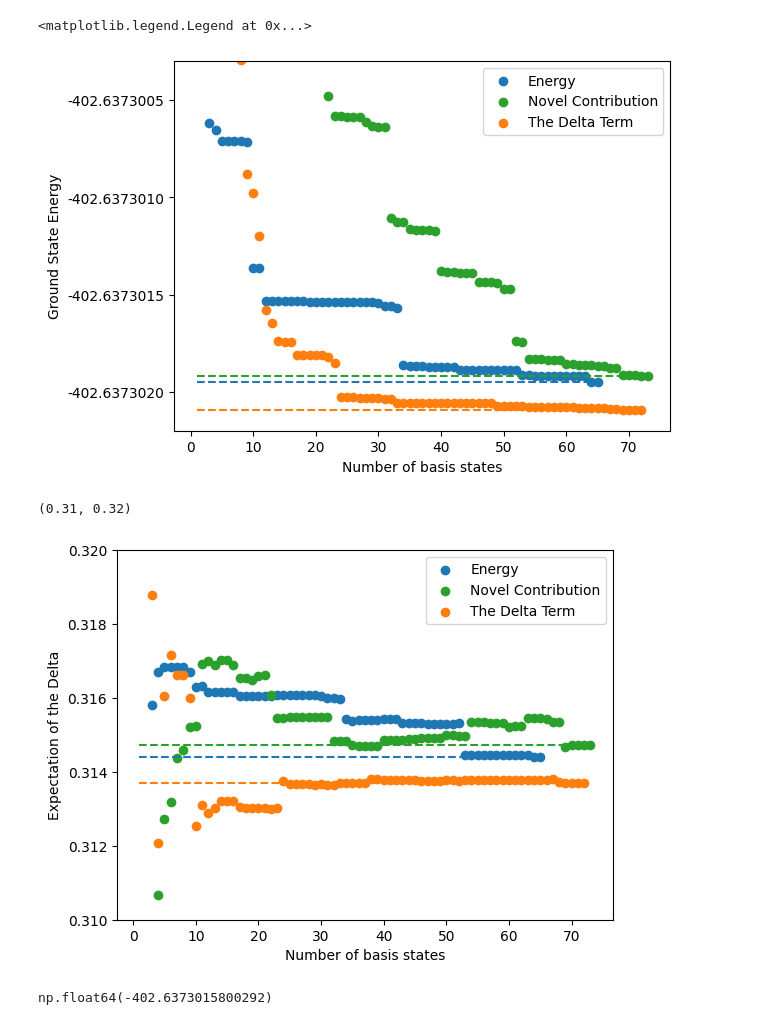
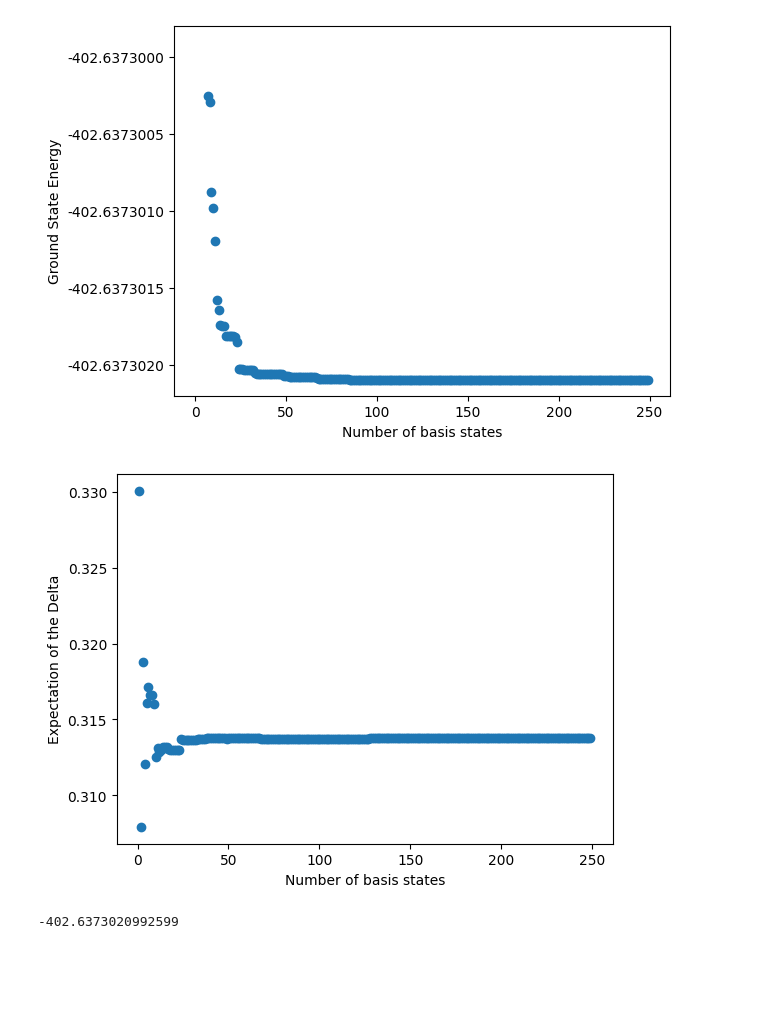
Before and after one commit to Myles244/3-particle-quantum-systems, a Jupyter notebook: graphs.ipynb, the cells around one changed output. Saved outputs shown, nothing was run; the diff lists cells and outputs as text; code cells hidden in the pictures; blank space fills up the shorter version.

```diff
--- a/graphs.ipynb
+++ b/graphs.ipynb
@@ -5,54 +5,39 @@ import matplotlib.pyplot as plt
 #produce graph of convergence for each of the sets of paramiters
 
 #load in data
-N, E, D =np.array(np.load('data/convergence.npy',allow_pickle=True),dtype=float).transpose()
-altN, altE, altD =np.array(np.load('data/altconvergence.npy',allow_pickle=True),dtype=float).transpose()
-altaltN, altaltE, altaltD =np.array(np.load('data/altaltconvergence.npy',allow_pickle=True),dtype=float).transpose()
+N, E, D =np.real(np.array(np.load('data/bestconvergence.npy',allow_pickle=True),dtype=complex)).transpose()
 
 #graph of energy convergence
 plt.scatter(N,E,color='C0',label='Energy')
-plt.scatter(altN,altE,color='C2',label='Novel Contribution')
-plt.scatter(altaltN,altaltE,color='C1',label='The Delta Term')
 
-plt.plot([N[0],N[-1]],[E[-1],E[-1]],linestyle='--',color='C0')
-plt.plot([altN[0],altN[-1]],[altE[-1],altE[-1]],linestyle='--',color='C2')
-plt.plot([altaltN[0],altaltN[-1]],[altaltE[-1],altaltE[-1]],linestyle='--',color='C1')
+#plt.plot([N[0],N[-1]],[E[-1],E[-1]],linestyle='--',color='C0')
 
 plt.ylabel('Ground State Energy')
 plt.xlabel('Number of basis states')
 
-plt.ylim([-402.6373022,-402.6373003])
-yticks=np.round([-402.6373020,-402.6373015,-402.6373010,-402.6373005],decimals=7)
+plt.ylim([-402.6373022,-402.6372998])
+yticks=np.round([-402.6373020,-402.6373015,-402.6373010,-402.6373005,-402.6373000],decimals=7)
 ylabel=[]
 for ytick in yticks:
     ylabel.append(np.format_float_positional(ytick,precision=7,unique=False))
 np.set_printoptions(precision=3)
 plt.yticks(yticks,ylabel)
 
-plt.legend()
+plt.savefig("../Computing-project-report/Figures/energy-convergence.pdf")
 # %% [output]
-<matplotlib.legend.Legend at 0x...>
-[figure, old version]
+[figure, new version]
 # %%
 #graph of delta term convergence
 plt.scatter(N,D,color='C0',label='Energy')
-plt.scatter(altN,altD,color='C2',label='Novel Contribution')
-plt.scatter(altaltN,altaltD,color='C1',label='The Delta Term')
-
-plt.plot([N[0],N[-1]],[D[-1],D[-1]],linestyle='--',color='C0')
-plt.plot([altN[0],altN[-1]],[altD[-1],altD[-1]],linestyle='--',color='C2')
-plt.plot([altaltN[0],altaltN[-1]],[altaltD[-1],altaltD[-1]],linestyle='--',color='C1')
+#plt.plot([N[0],N[-1]],[D[-1],D[-1]],linestyle='--',color='C0')
 
 plt.ylabel('Expectation of the Delta')
 plt.xlabel('Number of basis states')
 
-plt.legend()
-
-plt.ylim([0.31,0.32])
+plt.savefig("../Computing-project-report/Figures/delta-convergence.pdf")
 # %% [output]
-(0.31, 0.32)
-[figure, old version]
+[figure, new version]
-# %%
-altaltE[11]
-# %% [output]
-np.float64(-402.6373015800292)
+# %%
+print(E[-1])
+# %% [output]
+-402.6373020992599
```
Also changed, not shown: 12 other files.
